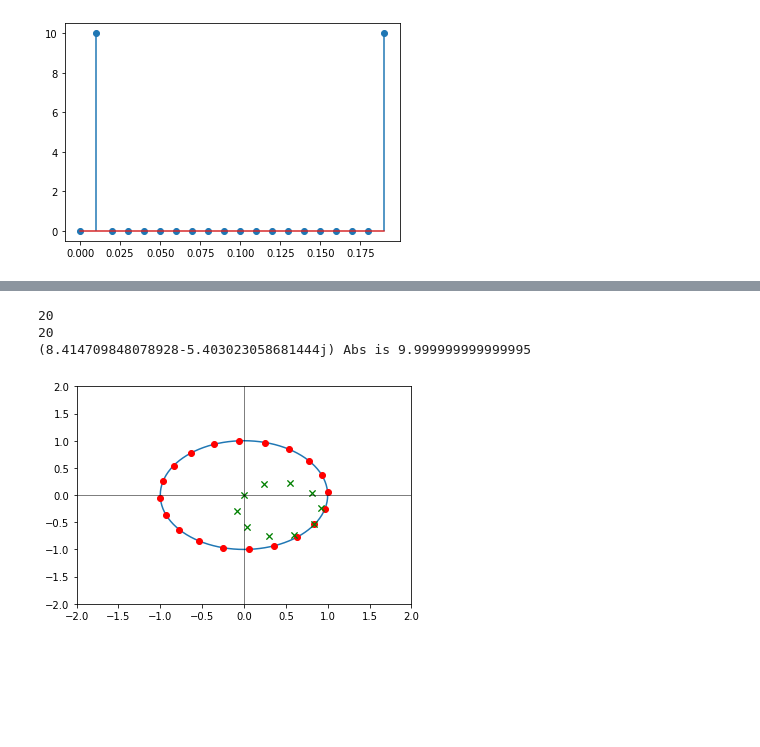
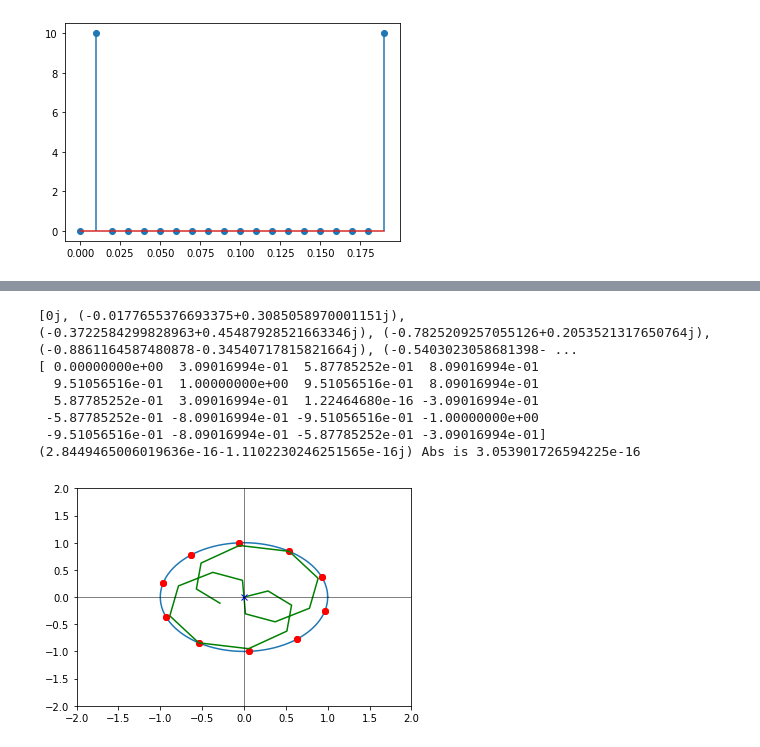
Before and after one commit to EventHorizon1003/DSP-Learning-, a Jupyter notebook: FFT_learnig.ipynb, the cells around one changed output, grey strips where cells are left out. Drawn from its saved outputs; the diff is of its cells as text; code cells hidden in the pictures; blank space fills up the shorter version.

```diff
--- a/FFT_learnig.ipynb
+++ b/FFT_learnig.ipynb
@@ -156,34 +156,40 @@ plt.show()
 # %%
 # Visualization of DFT algorithm
 # X[k] = (N-1)Sigmna(n=0) x[n]e^(-j2*pi*k*n/N)
 # Plot the e^(-j2*pi*k*n/N) on complex plane
 
 complex_t = exp_rad(1,(2*np.pi*1*0.5))
-complex_array = exp_list(20,x[0:20],1)
-complex_array_2 = fft_list(20,x[0:20],19)
-print(len(complex_array))
-print(len(complex_array_2))
+complex_array = exp_list(20,x[0:20],2)
+complex_array_2 = fft_list(20,x[0:20],2)
+sum_fft = np.sum(complex_array_2)
+print(complex_array_2)
+print(x[0:20])
 #print(complex_array)
 print(str(np.sum(complex_array_2)) + " Abs is " + str(abs(np.sum(complex_array_2))))
 
 
 #plot the unit circle on the complex plane
 t = np.linspace(0,2*np.pi,101)
 plt.plot(np.cos(t),np.sin(t))
 
 #plot the output of exp_rad onto the complex plane
 plt.plot(np.real(complex_array),np.imag(complex_array),"ro")
-plt.plot(np.real(complex_array_2),np.imag(complex_array_2),"gx")
+plt.plot(np.real(complex_array_2),np.imag(complex_array_2),"g")
+plt.plot(np.real(sum_fft),np.imag(sum_fft),'bx')
 
 #graph settings
 #plt.axes().set_aspect("equal")
 plt.xlim(-2,2)
 plt.ylim(-2,2)
 plt.plot([0,0],[-2,2],'k',linewidth=0.5)
 plt.plot([-2,2],[0,0],'k',linewidth=0.5)
 plt.show()
 # %% [output]
-20
-20
-(8.414709848078928-5.403023058681444j) Abs is 9.999999999999995
+[0j, (-0.0177655376693375+0.3085058970001151j), (-0.3722584299828963+0.45487928521663346j), (-0.7825209257055126+0.2053521317650764j), (-0.8861164587480878-0.34540717815821664j), (-0.5403023058681398- ...
+[ 0.00000000e+00  3.09016994e-01  5.87785252e-01  8.09016994e-01
+  9.51056516e-01  1.00000000e+00  9.51056516e-01  8.09016994e-01
+  5.87785252e-01  3.09016994e-01  1.22464680e-16 -3.09016994e-01
+ -5.87785252e-01 -8.09016994e-01 -9.51056516e-01 -1.00000000e+00
+ -9.51056516e-01 -8.09016994e-01 -5.87785252e-01 -3.09016994e-01]
+(2.8449465006019636e-16-1.1102230246251565e-16j) Abs is 3.053901726594225e-16
-[figure, old version]
+[figure, new version]
```
Also changed, not shown: parts of 5 cells of this notebook.
